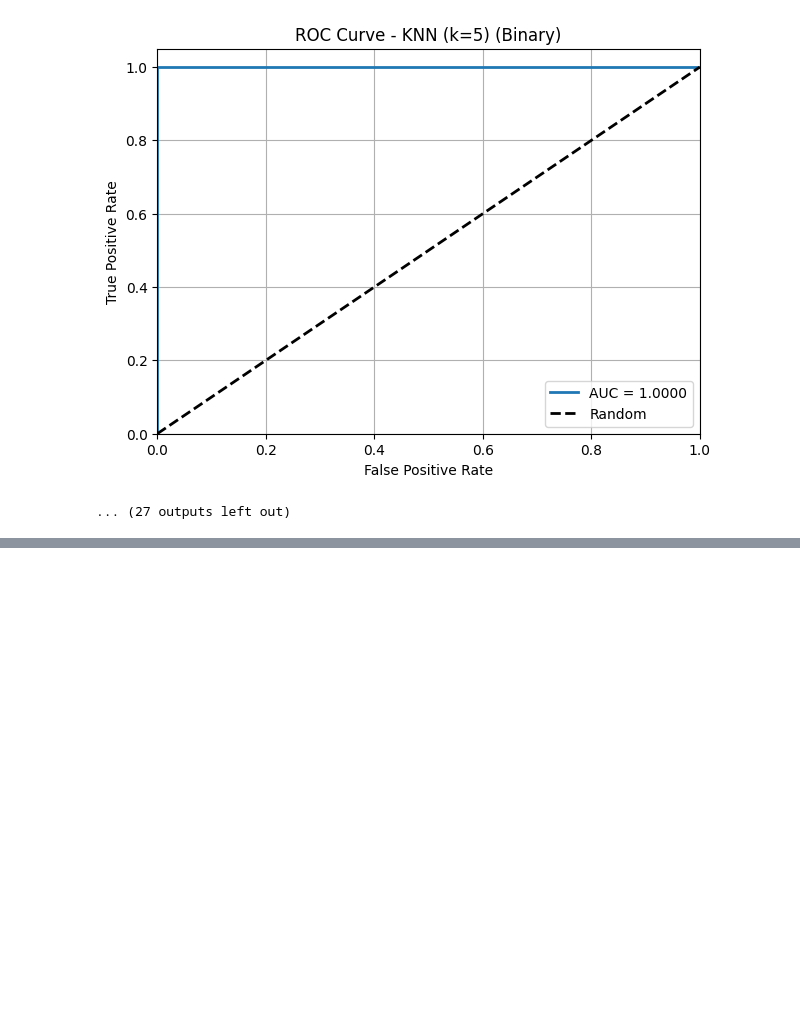
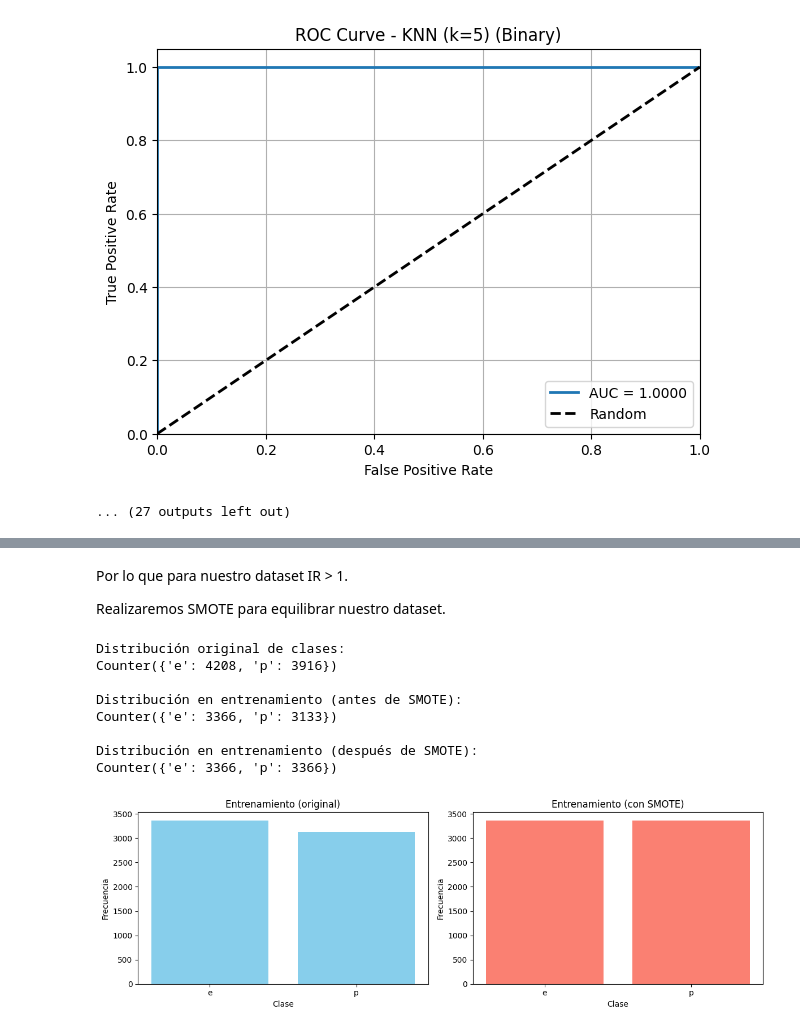
Before and after one commit to IsmaelOr/DiplomadoIA, a Jupyter notebook: SupervisedLearning/mainIsOrEs.ipynb, the cells around one changed output, grey strips where cells are left out. Saved outputs shown, nothing was run; the diff lists cells and outputs as text; code cells hidden in the pictures; blank space fills up the shorter version.

Commit message:
Ejercicio Práctico 4

```diff
--- a/SupervisedLearning/mainIsOrEs.ipynb
+++ b/SupervisedLearning/mainIsOrEs.ipynb
@@ -579,0 +443,12 @@ MODELO: KNN (k=5)
+# %%
+SEMILLA = 701
+
+datos = pd.read_csv("mushrooms.csv", na_values="?")
+
+# Modifique el método preprocess_dataset, ya que para este dataset todas las features son categoricas
+# Y requeria colocarlas como nominales, LabelEncoder hace un transformación de las categoricas pero de forma ordinal
+# Se hizo la modificación para que se utilizará OneHotEncoder en las variables categoricas.
+# Adicional si se requiere tratar algunas variables categoricas como ordinales, se pueden pasar como parametro.
+# Otro de los cambios que implemente, es que en lugar de retornar un dataset directamente, ya me lo devuelva dividido en X y Y.
+# Ya que para estos ejercicios en los algoritmos no se manda el dataset de forma directa, se mandan en X y Y.
+X, y = preprocess_dataset_modified(datos, target_col='class', ordinal_cols=None)
@@ -579,0 +514,7 @@ MODELO: KNN (k=5)
+# %%
+top_features = ranking_df.head(10)['Feature'].values
+X_reducido = X[top_features]
+
+dataset_with_selection = pd.concat([X_reducido, y], axis=1)
+
+print(dataset_with_selection)
@@ -579,0 +560,4 @@ MODELO: KNN (k=5)
+# %% [markdown]
+Por lo que para nuestro dataset IR >  1.
+
+Realizaremos SMOTE para equilibrar nuestro dataset.
@@ -579,0 +570,56 @@ MODELO: KNN (k=5)
+# %%
+SEMILLA = 701
+
+# Tomamos el dataset limpio y con feature selectiion
+# X_reducio y Y
+
+print("Distribución original de clases:")
+print(Counter(y))
+print()
+
+# Dividir en entrenamiento y prueba (aplicar SMOTE solo en entrenamiento)
+X_train, X_test, y_train, y_test = train_test_split(X_reducido, y, test_size=0.2,
+                                                    random_state=SEMILLA, stratify=y)
+
+print("Distribución en entrenamiento (antes de SMOTE):")
+print(Counter(y_train))
+print()
+
+# Aplicar SMOTE
+X_train_res_SMOTE, y_train_res_SMOTE = aplicar_smote(X_train, y_train, sampling_strategy='auto')
+
+print("Distribución en entrenamiento (después de SMOTE):")
+print(Counter(y_train_res_SMOTE))
+print()
+
+# Mostrar gráfico comparativo
+plot_class_distribution(y_train, y_train_res_SMOTE,
+                        title_before='Entrenamiento (original)',
+                        title_after='Entrenamiento (con SMOTE)')
+
+from sklearn.ensemble import RandomForestClassifier
+from sklearn.metrics import classification_report
+
+# Modelo sin balanceo
+clf_orig = RandomForestClassifier(random_state=SEMILLA, n_jobs=-1)
+clf_orig.fit(X_train, y_train)
+y_pred_orig = clf_orig.predict(X_test)
+print("Reporte de clasificación (sin SMOTE):")
+print(classification_report(y_test, y_pred_orig))
+
+# Modelo con SMOTE
+clf_smote = RandomForestClassifier(random_state=SEMILLA)
+clf_smote.fit(X_train_res_SMOTE, y_train_res_SMOTE)
+y_pred_smote = clf_smote.predict(X_test)
+print("\nReporte de clasificación (con SMOTE):")
+print(classification_report(y_test, y_pred_smote))
+# %% [output]
+Distribución original de clases:
+Counter({'e': 4208, 'p': 3916})
+
+Distribución en entrenamiento (antes de SMOTE):
+Counter({'e': 3366, 'p': 3133})
+
+Distribución en entrenamiento (después de SMOTE):
+Counter({'e': 3366, 'p': 3366})
+[figure, new version]
```
Also changed, not shown: parts of 29 cells of this notebook, 2 other files.
